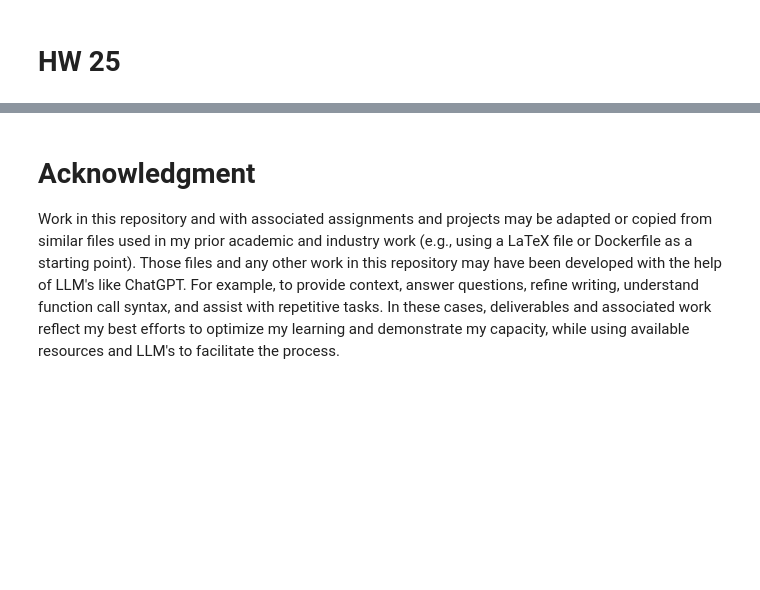
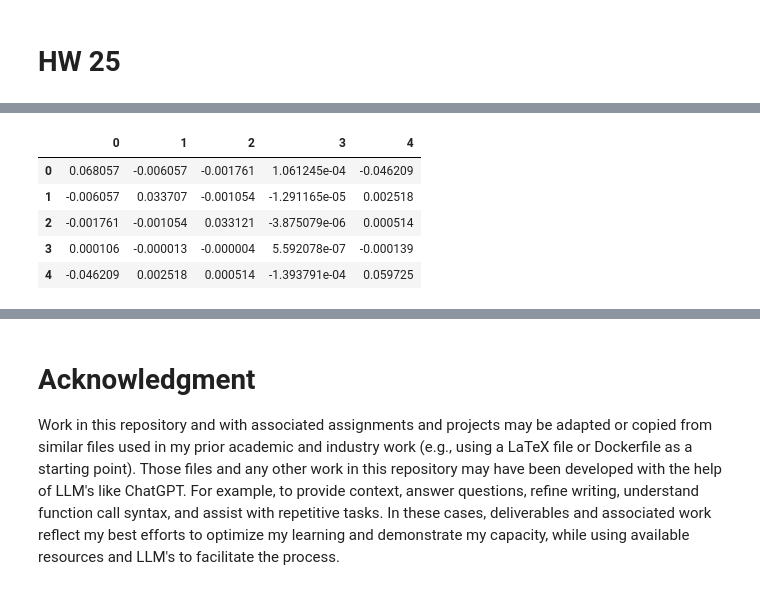
Before and after one commit to jwb-byu/cs-580-misc, a Jupyter notebook: hw/hw24-25/hw24-25.ipynb, the cells around one changed output, grey strips where cells are left out. Cells and saved outputs as stored; diff of their text form; code cells hidden in the pictures; blank space fills up the shorter version.

```diff
--- a/hw/hw24-25/hw24-25.ipynb
+++ b/hw/hw24-25/hw24-25.ipynb
@@ -55,0 +138,10 @@ warnings.filterwarnings("ignore")
+# %%
+# (c): Y: the matrix, including diagonal values are reported here
+pd.DataFrame(np.linalg.inv(FIM_y))
+# %% [output]
+|  | 0 | 1 | 2 | 3 | 4 |
+| 0 | 0.068057 | -0.006057 | -0.001761 | 1.061245e-04 | -0.046209 |
+| 1 | -0.006057 | 0.033707 | -0.001054 | -1.291165e-05 | 0.002518 |
+| 2 | -0.001761 | -0.001054 | 0.033121 | -3.875079e-06 | 0.000514 |
+| 3 | 0.000106 | -0.000013 | -0.000004 | 5.592078e-07 | -0.000139 |
+| 4 | -0.046209 | 0.002518 | 0.000514 | -1.393791e-04 | 0.059725 |
```
Also changed, not shown: parts of 14 cells of this notebook, 4 other files.
